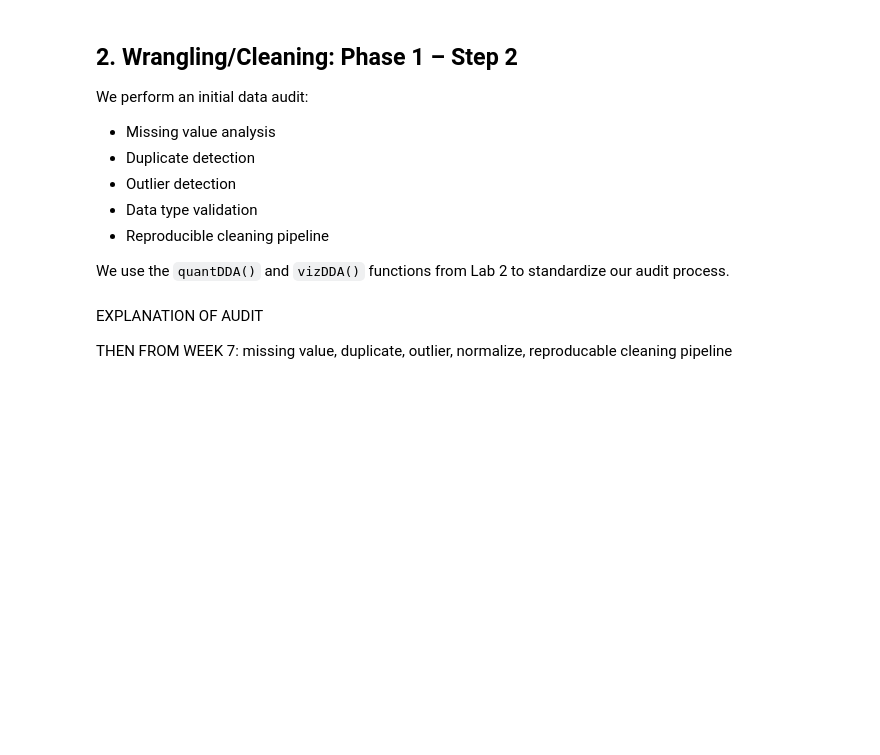
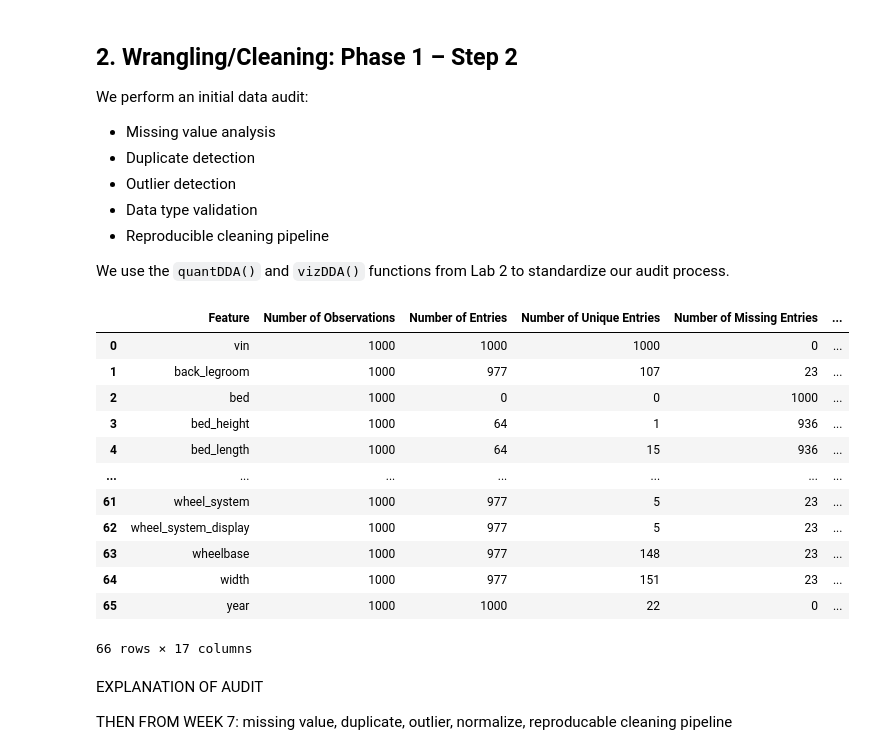
Before and after one commit to chalou123456/COMP333_Group_O, a Jupyter notebook: COMP333_PROJECT_GROUP_O.ipynb, the cells around one changed output. Drawn from its saved outputs; the diff is of its cells as text; code cells hidden in the pictures; blank space fills up the shorter version.

Commit message:
fixed the quantDDA() to accept booleans

```diff
--- a/COMP333_PROJECT_GROUP_O.ipynb
+++ b/COMP333_PROJECT_GROUP_O.ipynb
@@ -169,7 +169,7 @@ def quantDDA(df):
 
         # If its numerical column, compute numeric statistics
         # Otherwise, skip the calculations
-        if pd.api.types.is_numeric_dtype(series):
+        if pd.api.types.is_numeric_dtype(series) and not pd.api.types.is_bool_dtype(series):
             # We remove missing values to not compute with invalid numbers
             # pandas ignore NaN, but not SciPy, so we drop beforehand
             x = series.dropna()
@@ -355,7 +355,21 @@ def vizDDA(df):
     plt.title("Missing Values Heatmap")
     plt.show()
 # %%
-quantDDA(cars)
+quantDDA(testing_cars)
+# %% [output]
+|  | Feature | Number of Observations | Number of Entries | Number of Unique Entries | Number of Missing Entries | ... |
+| 0 | vin | 1000 | 1000 | 1000 | 0 | ... |
+| 1 | back_legroom | 1000 | 977 | 107 | 23 | ... |
+| 2 | bed | 1000 | 0 | 0 | 1000 | ... |
+| 3 | bed_height | 1000 | 64 | 1 | 936 | ... |
+| 4 | bed_length | 1000 | 64 | 15 | 936 | ... |
+| ... | ... | ... | ... | ... | ... | ... |
+| 61 | wheel_system | 1000 | 977 | 5 | 23 | ... |
+| 62 | wheel_system_display | 1000 | 977 | 5 | 23 | ... |
+| 63 | wheelbase | 1000 | 977 | 148 | 23 | ... |
+| 64 | width | 1000 | 977 | 151 | 23 | ... |
+| 65 | year | 1000 | 1000 | 22 | 0 | ... |
+66 rows × 17 columns
 # %% [markdown]
 EXPLANATION OF AUDIT
 
```
Also changed, not shown: parts of 1 cell of this notebook.
